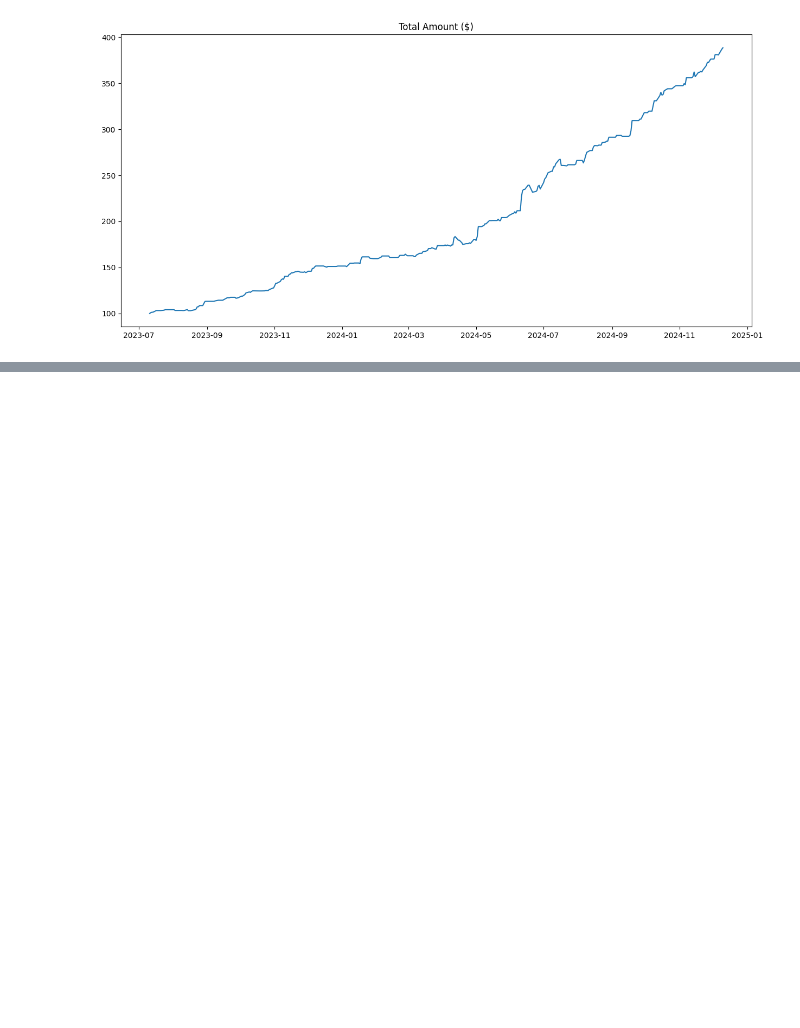
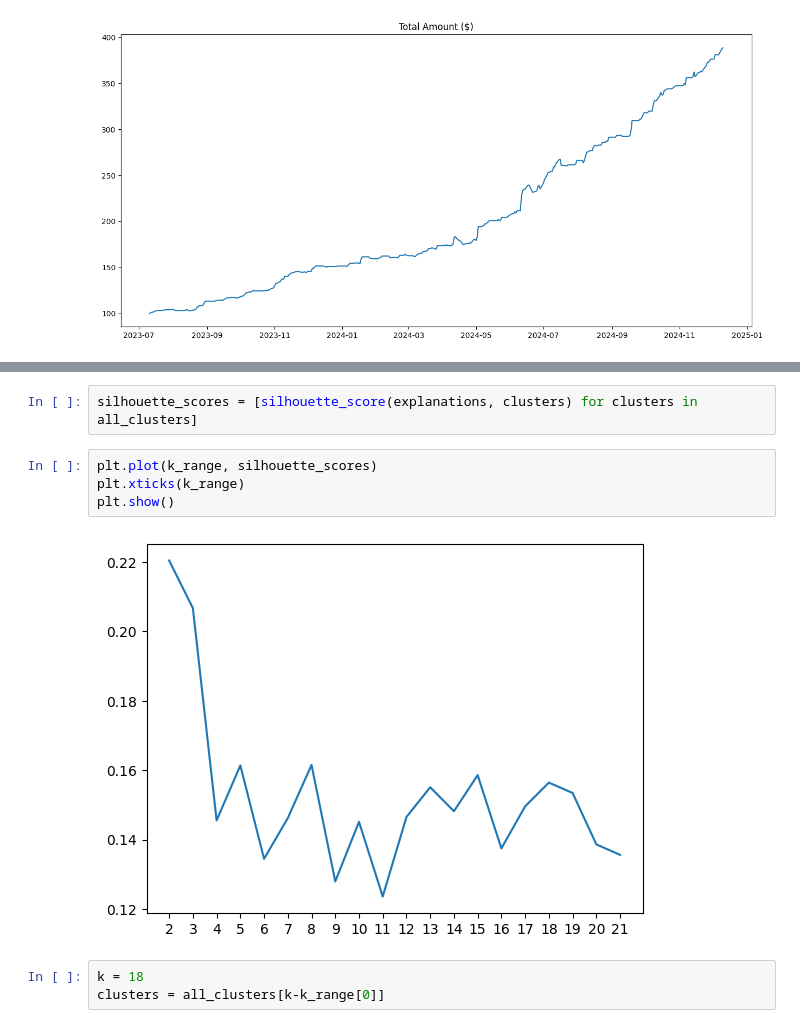
Before and after one commit to egeatmaca/stock_price_prediction, a Jupyter notebook: transformers_and_lstm.ipynb, the cells around one changed output, grey strips where cells are left out. Cells and saved outputs as stored; diff of their text form; blank space fills up the shorter version.

```diff
--- a/transformers_and_lstm.ipynb
+++ b/transformers_and_lstm.ipynb
@@ -714,0 +796,11 @@ plt.plot(df_backtest_test.index[6:], amts)
+# %%
+silhouette_scores = [silhouette_score(explanations, clusters) for clusters in all_clusters]
+# %%
+plt.plot(k_range, silhouette_scores)
+plt.xticks(k_range)
+plt.show()
+# %% [output]
+[figure, added]
+# %%
+k = 18
+clusters = all_clusters[k-k_range[0]]
```
Also changed, not shown: parts of 30 cells of this notebook, 4 other files.
